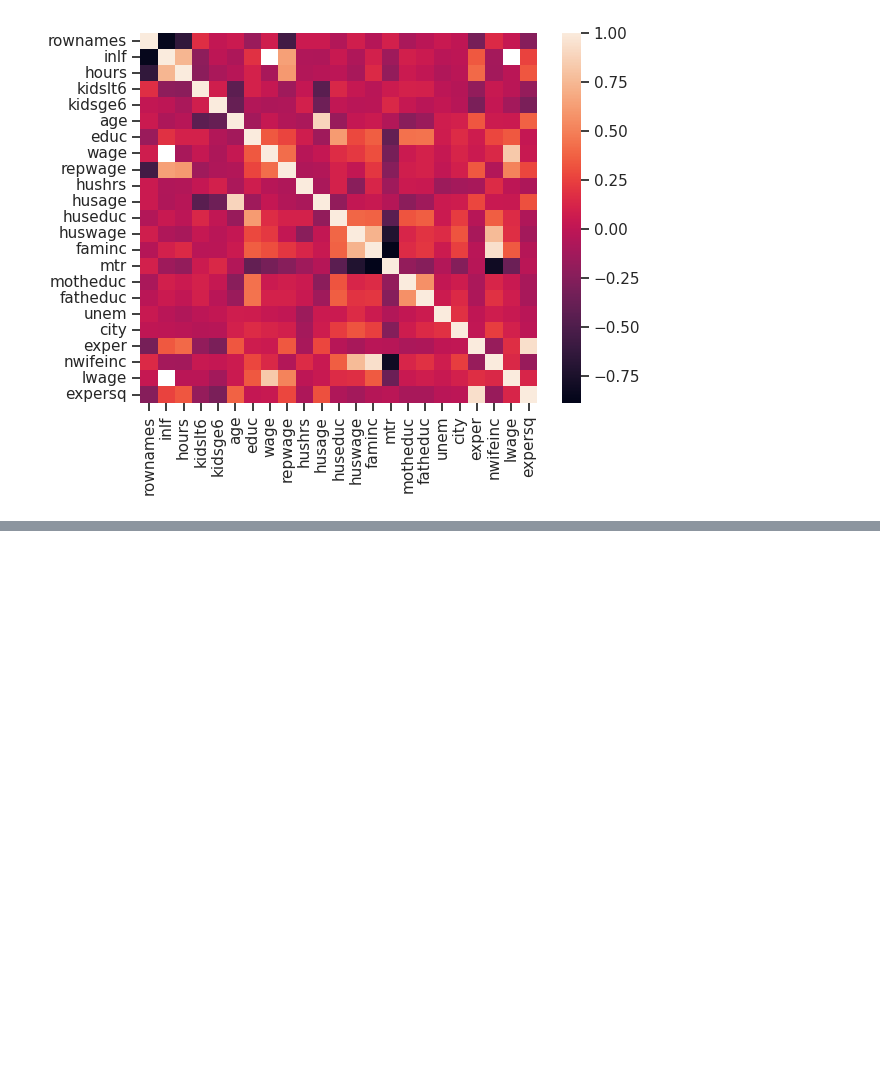
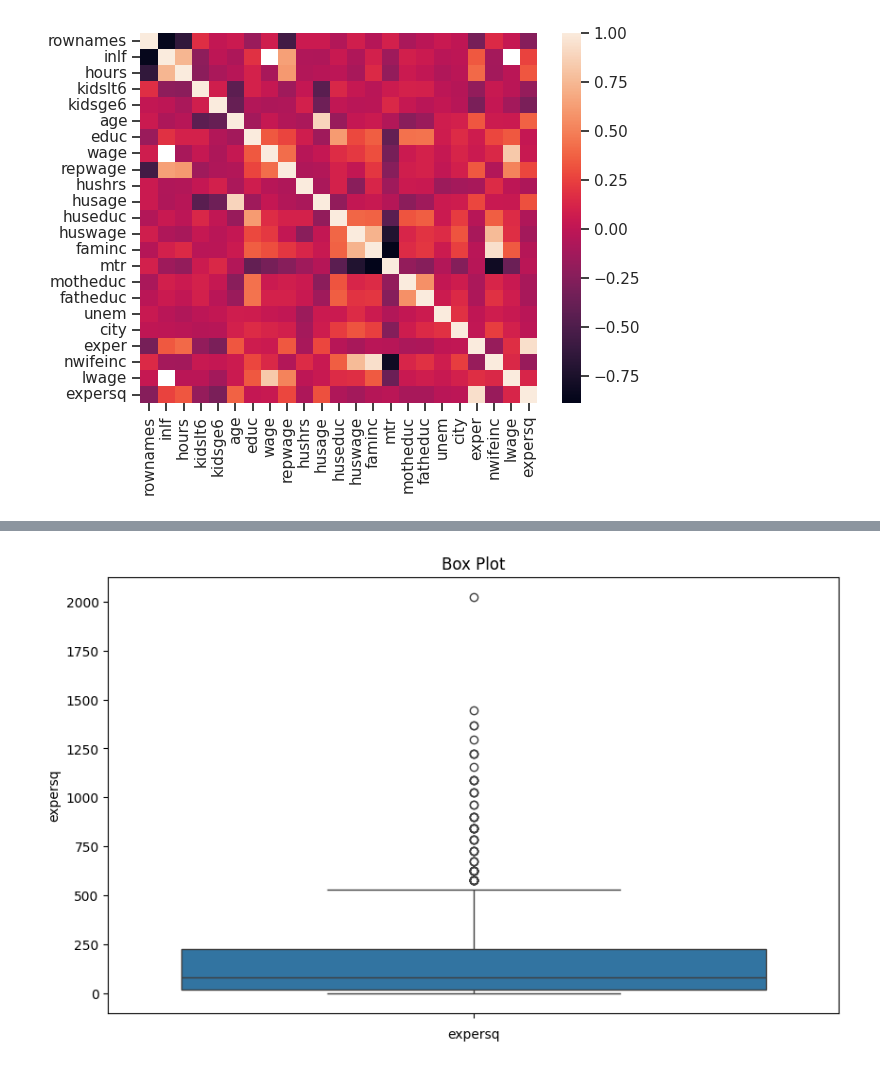
Before and after one commit to Sanya-05/EDA, a Jupyter notebook: ExploratoryDataAnalysisTheoryDA.ipynb, the cells around one changed output, grey strips where cells are left out. Cells and saved outputs as stored; diff of their text form; code cells hidden in the pictures; blank space fills up the shorter version.

```diff
--- a/ExploratoryDataAnalysisTheoryDA.ipynb
+++ b/ExploratoryDataAnalysisTheoryDA.ipynb
@@ -1026,0 +1121,9 @@ sns.heatmap(correlation,xticklabels=correlation.columns,
+# %%
+# Create a box plot
+plt.figure(figsize=(10, 6))
+sns.boxplot(df[num_col])
+plt.title("Box Plot")
+plt.xlabel(num_col)
+plt.show()
+# %% [output]
+[figure, added]
```
Also changed, not shown: parts of 31 cells of this notebook.
